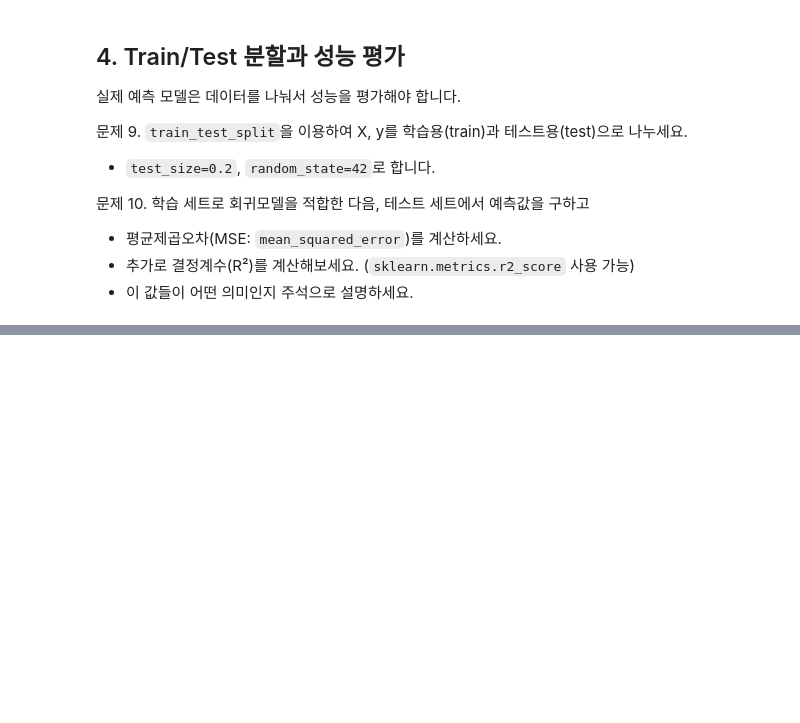
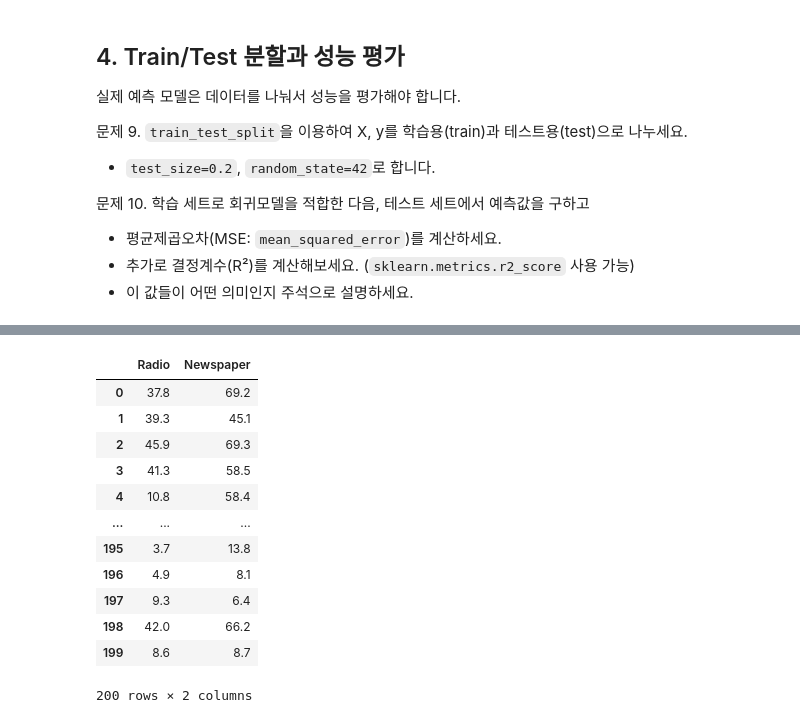
Before and after one commit to ShinJooHyeop/fintech3, a Jupyter notebook: 06machin_learning/15_02지도학습.ipynb, the cells around one changed output, grey strips where cells are left out. Cells and saved outputs as stored; diff of their text form; code cells hidden in the pictures; blank space fills up the shorter version.

```diff
--- a/06machin_learning/15_02지도학습.ipynb
+++ b/06machin_learning/15_02지도학습.ipynb
@@ -166,0 +188,19 @@ Notes:
+# %%
+X2 = df.drop(['Unnamed: 0','TV','Sales'],axis=1)
+y2 = df['Sales']
+# %%
+X2
+# %% [output]
+|  | Radio | Newspaper |
+| 0 | 37.8 | 69.2 |
+| 1 | 39.3 | 45.1 |
+| 2 | 45.9 | 69.3 |
+| 3 | 41.3 | 58.5 |
+| 4 | 10.8 | 58.4 |
+| ... | ... | ... |
+| 195 | 3.7 | 13.8 |
+| 196 | 4.9 | 8.1 |
+| 197 | 9.3 | 6.4 |
+| 198 | 42.0 | 66.2 |
+| 199 | 8.6 | 8.7 |
+200 rows × 2 columns
```
Also changed, not shown: parts of 18 cells of this notebook, 19 other files.
